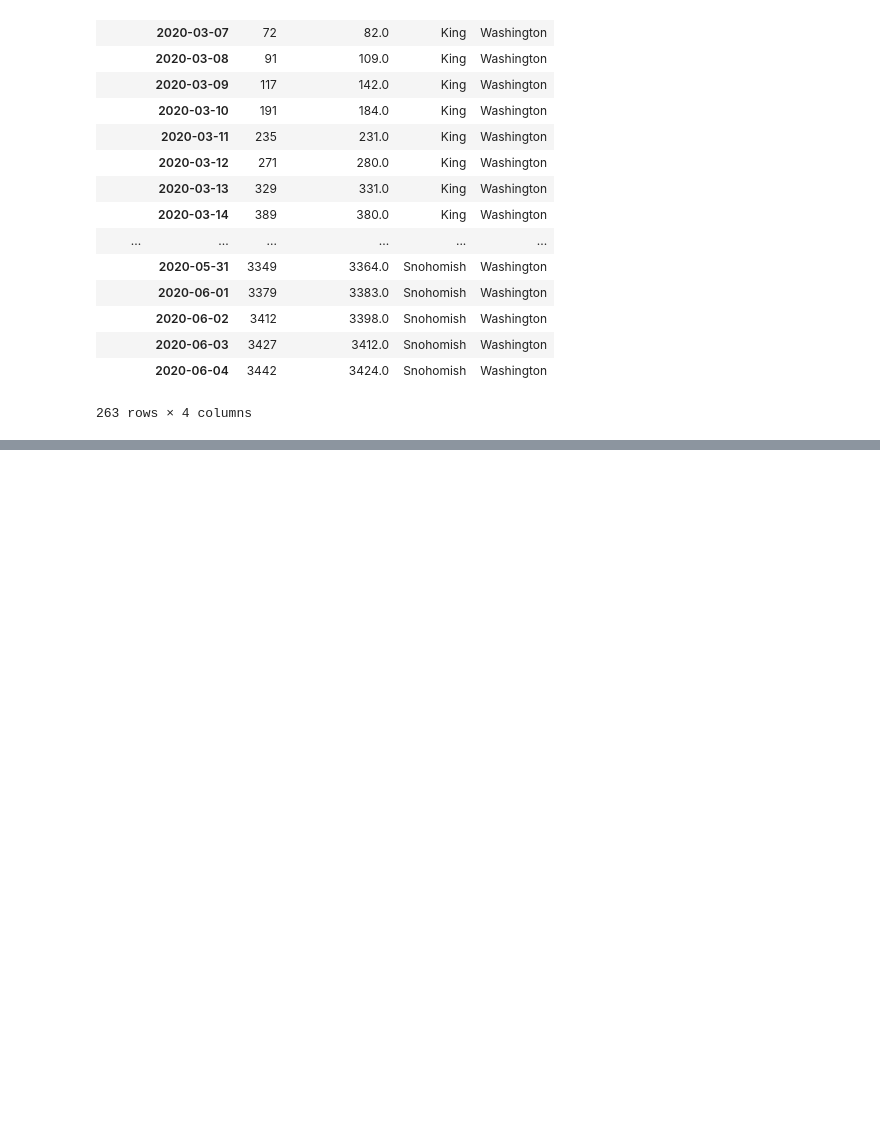
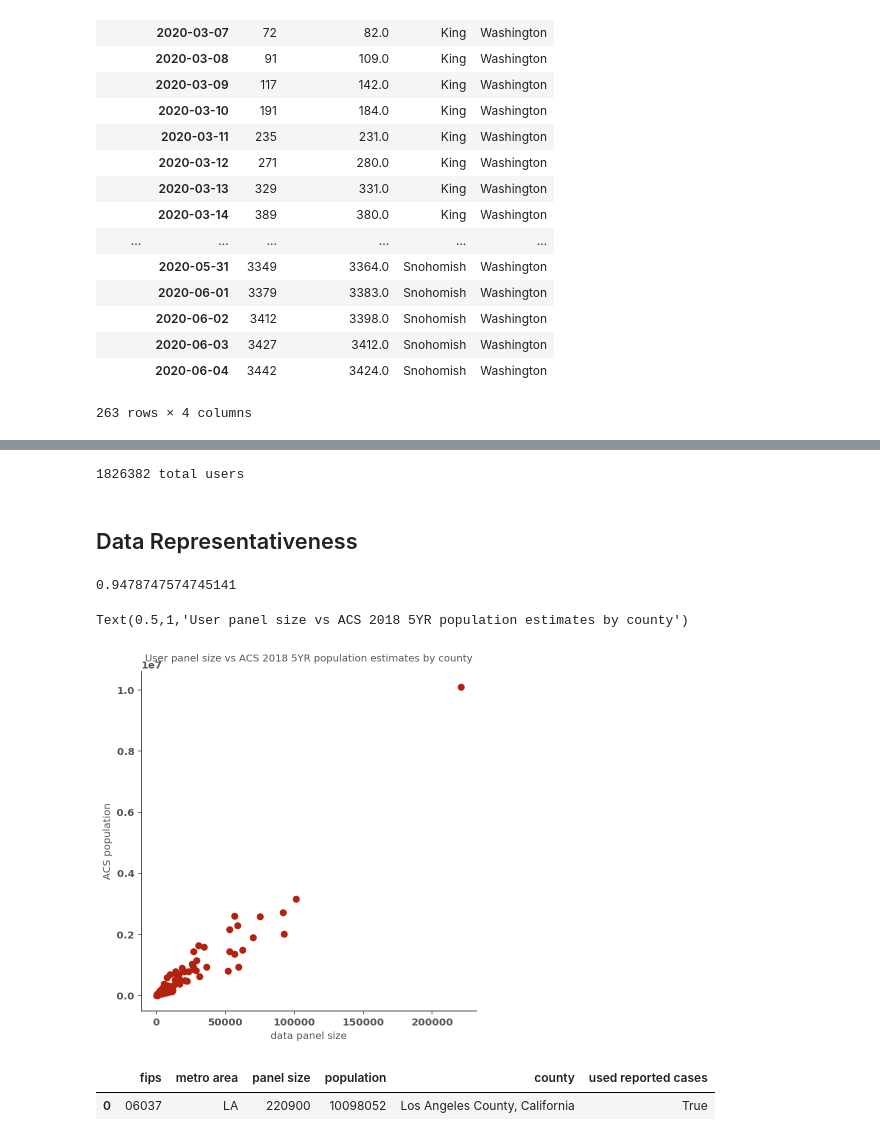
Before and after one commit to aberke/covid-19, a Jupyter notebook: cumulative cases data.ipynb, the cells around one changed output, grey strips where cells are left out. Drawn from its saved outputs; the diff is of its cells as text; code cells hidden in the pictures; blank space fills up the shorter version.

```diff
--- a/cumulative cases data.ipynb
+++ b/cumulative cases data.ipynb
@@ -503,0 +587,4 @@ saved.
+# %%
+reported_cases_fips_used =  []
+for m, d in filtered_metro_area_county_dfs.items():
+    reported_cases_fips_used += list(d.keys())
@@ -503,0 +593,12 @@ saved.
+# %%
+nyc_fips = {
+    'New York': '36061',
+    'Bronx': '36005',
+    'Queens':'36081',
+    'Richmond':'36085',
+}
+nyc_fips_to_names = {v:k for k,v in nyc_fips.items()}
+reported_cases_fips_used += list(nyc_fips.values())
+# %%
+panel_data[USED_REPORTED_CASES_DATA] = panel_data[FIPS].apply(lambda x: x in reported_cases_fips_used)
+panel_data.head()
@@ -503,0 +657,30 @@ saved.
+# %%
+print('%s total users' % panel_data[PANEL_SIZE].sum())
+# %% [output]
+1826382 total users
+# %% [markdown]
+## Data Representativeness
+# %%
+user_panel_size = panel_data.set_index(FIPS)[PANEL_SIZE].astype(int)
+acs_population = panel_data.set_index(FIPS)[POPULATION].astype(int)
+user_panel_size.corr(acs_population)
+# %% [output]
+0.9478747574745141
+# %%
+plt.figure(figsize=(6,6))
+plt_title = 'User panel size vs ACS 2018 5YR population estimates by county'
+y=acs_population
+x=user_panel_size
+plt.scatter(x,y)
+plt.ylabel("ACS population")
+plt.xlabel("data panel size")
+
+plt.title(plt_title, fontsize=10)
+# %% [output]
+Text(0.5,1,'User panel size vs ACS 2018 5YR population estimates by county')
+[figure, added]
+# %%
+panel_data[panel_data[PANEL_SIZE] > 200000]
+# %% [output]
+|  | fips | metro area | panel size | population | county | used reported cases |
+| 0 | 06037 | LA | 220900 | 10098052 | Los Angeles County, California | True |
```
Also changed, not shown: parts of 25 cells of this notebook.
